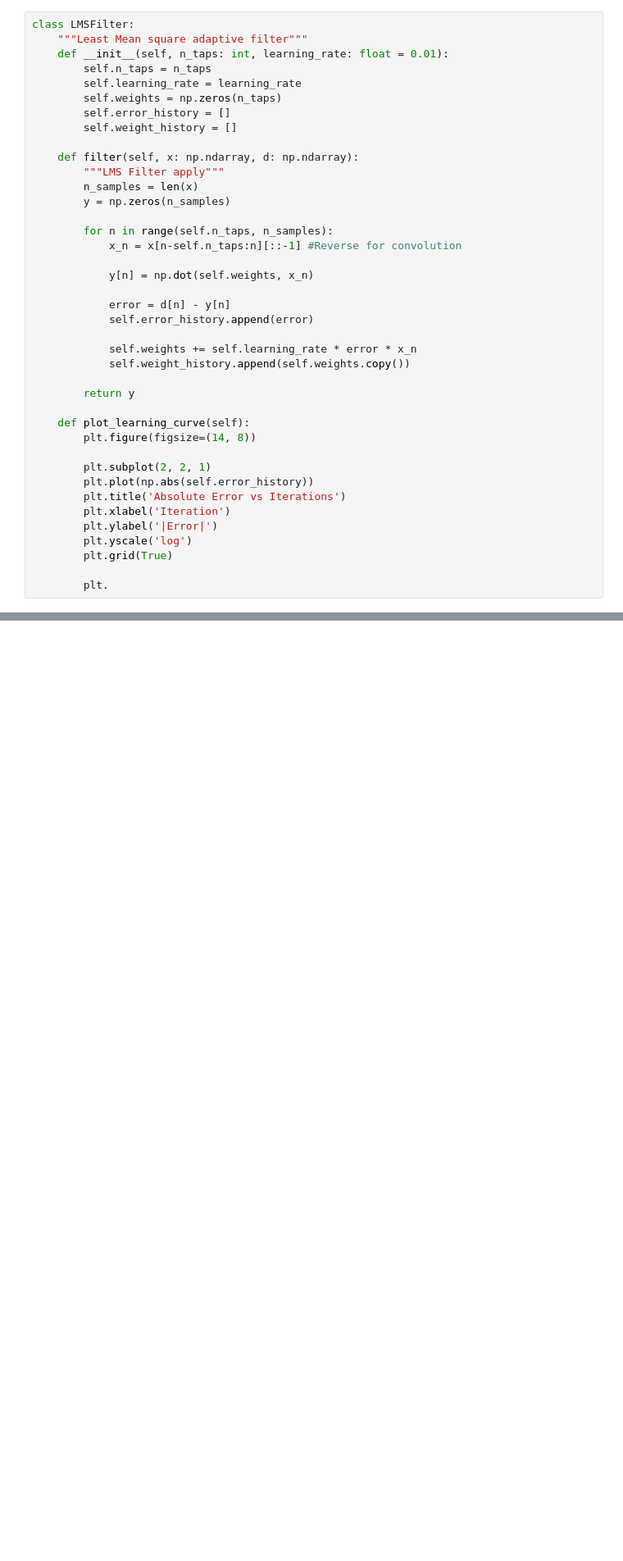
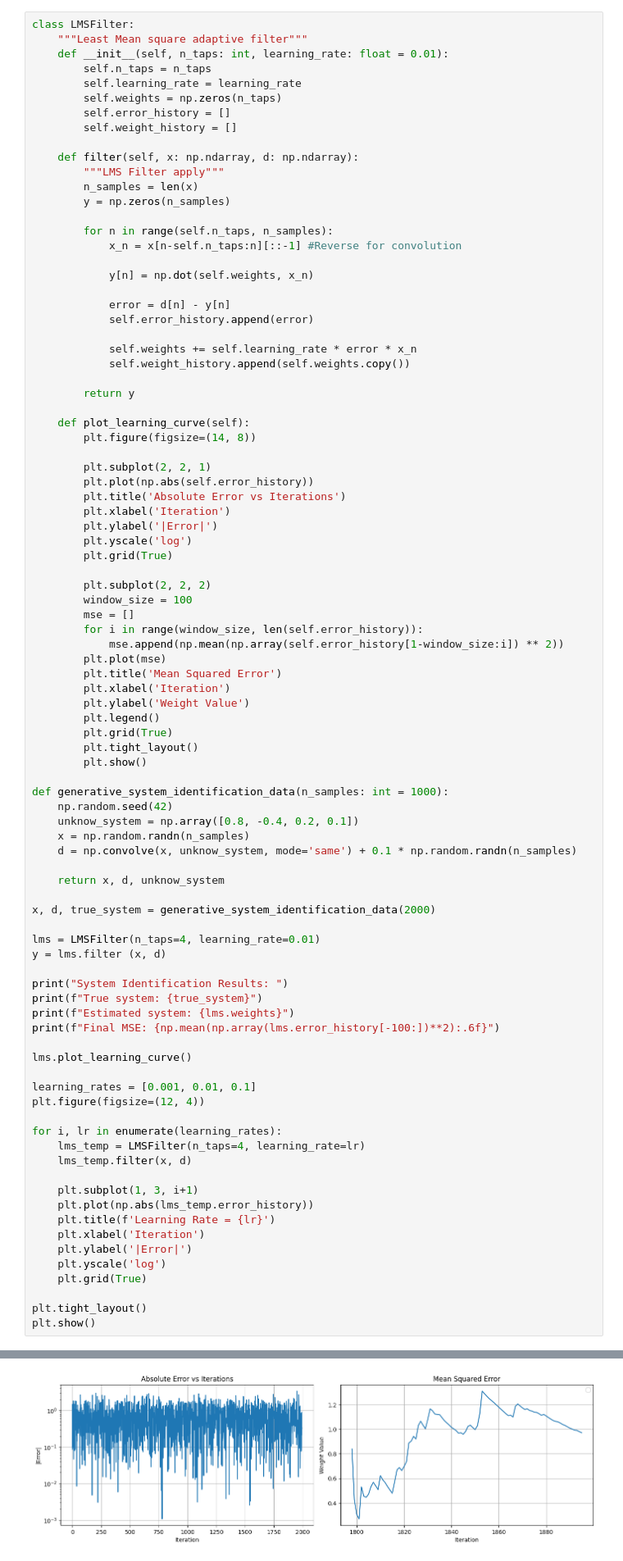
Before and after one commit to jenishit/NeuralNetwork, a Jupyter notebook: LeastMeanSquare.ipynb, the cells around one changed output, grey strips where cells are left out. Shown at 82% size. Drawn from its saved outputs; the diff is of its cells as text; blank space fills up the shorter version.

```diff
--- a/LeastMeanSquare.ipynb
+++ b/LeastMeanSquare.ipynb
@@ -45,4 +45,55 @@ class LMSFilter:
         plt.yscale('log')
         plt.grid(True)
 
-        plt.
+        plt.subplot(2, 2, 2)
+        window_size = 100
+        mse = []
+        for i in range(window_size, len(self.error_history)):
+            mse.append(np.mean(np.array(self.error_history[1-window_size:i]) ** 2))
+        plt.plot(mse)
+        plt.title('Mean Squared Error')
+        plt.xlabel('Iteration')
+        plt.ylabel('Weight Value')
+        plt.legend()
+        plt.grid(True)
+        plt.tight_layout()
+        plt.show()
+
+def generative_system_identification_data(n_samples: int = 1000):
+    np.random.seed(42)
+    unknow_system = np.array([0.8, -0.4, 0.2, 0.1])
+    x = np.random.randn(n_samples)
+    d = np.convolve(x, unknow_system, mode='same') + 0.1 * np.random.randn(n_samples)
+
+    return x, d, unknow_system
+
+x, d, true_system = generative_system_identification_data(2000)
+
+lms = LMSFilter(n_taps=4, learning_rate=0.01)
+y = lms.filter (x, d)
+
+print("System Identification Results: ")
+print(f"True system: {true_system}")
+print(f"Estimated system: {lms.weights}")
+print(f"Final MSE: {np.mean(np.array(lms.error_history[-100:])**2):.6f}")
+
+lms.plot_learning_curve()
+
+learning_rates = [0.001, 0.01, 0.1]
+plt.figure(figsize=(12, 4))
+
+for i, lr in enumerate(learning_rates):
+    lms_temp = LMSFilter(n_taps=4, learning_rate=lr)
+    lms_temp.filter(x, d)
+
+    plt.subplot(1, 3, i+1)
+    plt.plot(np.abs(lms_temp.error_history))
+    plt.title(f'Learning Rate = {lr}')
+    plt.xlabel('Iteration')
+    plt.ylabel('|Error|')
+    plt.yscale('log')
+    plt.grid(True)
+
+plt.tight_layout()
+plt.show()
+# %% [output]
@@ -48,0 +104 @@ class LMSFilter:
+[figure, added]
```
Also changed, not shown: parts of 7 cells of this notebook, 2 other files.
